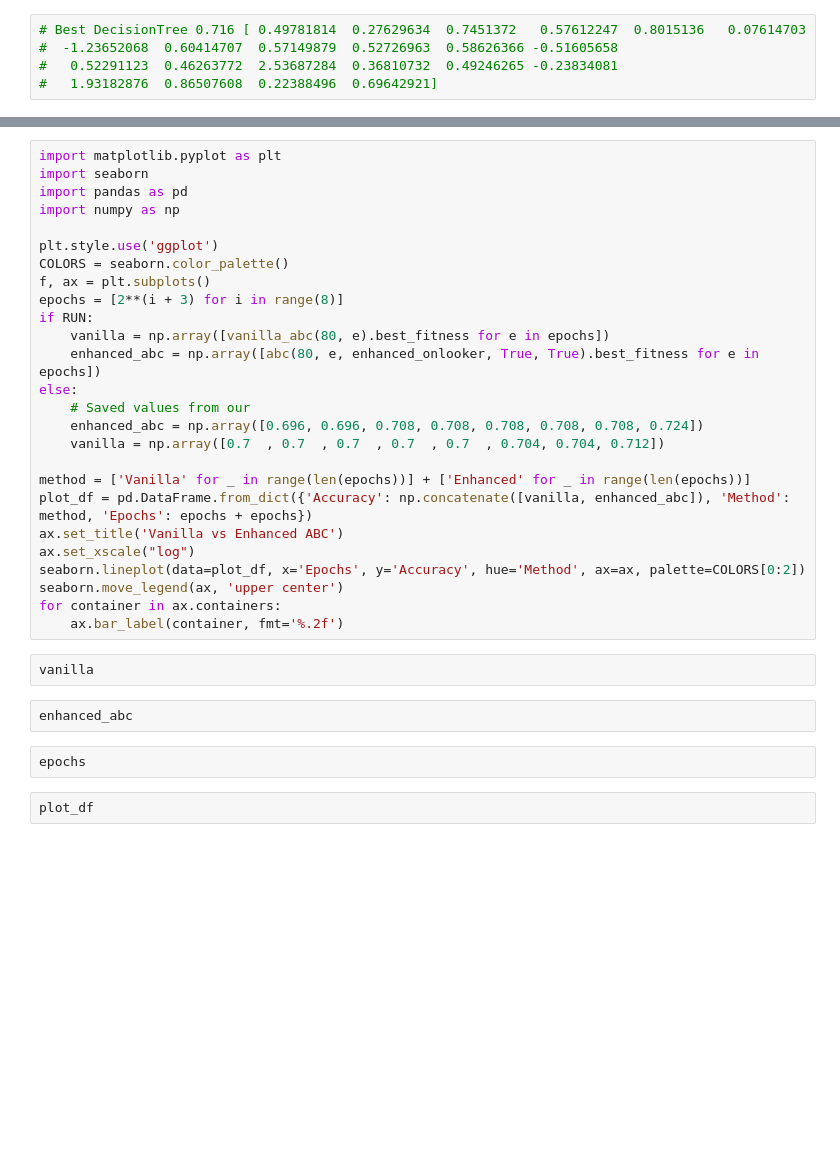
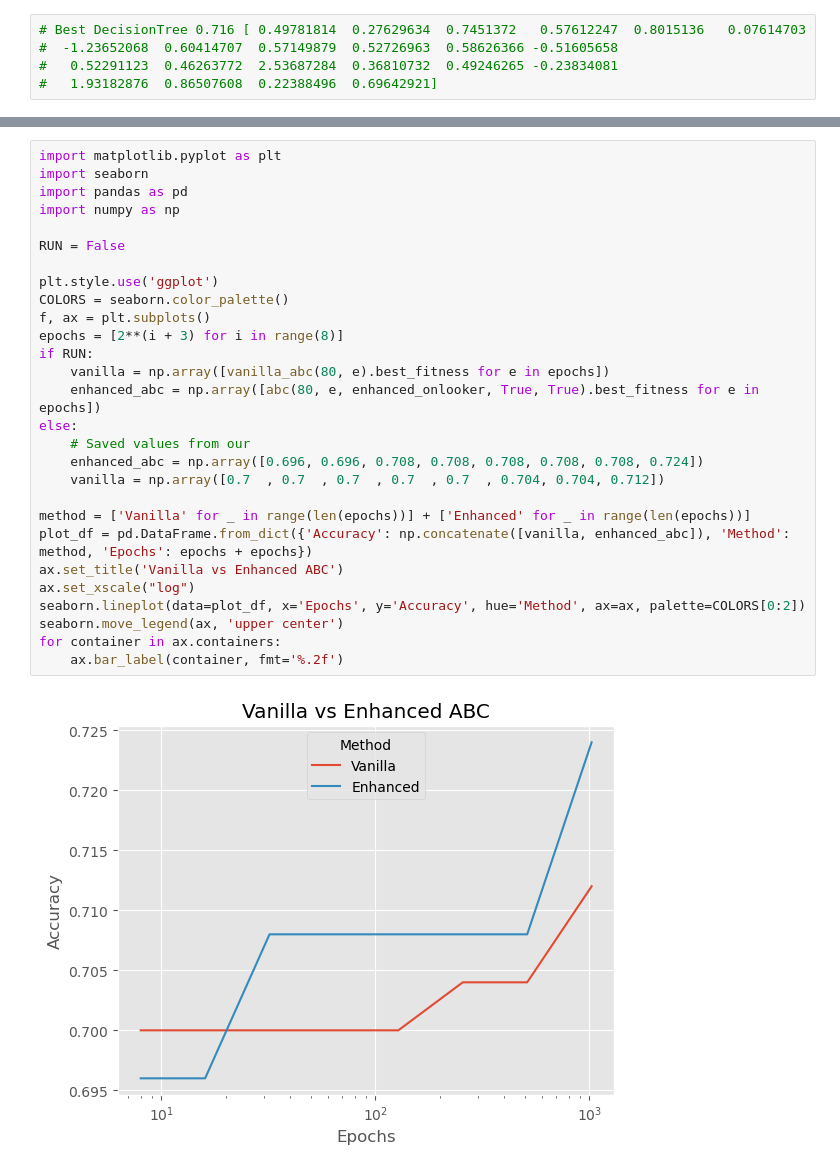
Before and after one commit to sbracellari/csi-6160, a Jupyter notebook: project/project.ipynb, the cells around one changed output, grey strips where cells are left out. Drawn from its saved outputs; the diff is of its cells as text; blank space fills up the shorter version.

```diff
--- a/project/project.ipynb
+++ b/project/project.ipynb
@@ -469,34 +560,30 @@ for container in ax.containers:
 # %%
 import matplotlib.pyplot as plt
 import seaborn
 import pandas as pd
 import numpy as np
+
+RUN = False
 
 plt.style.use('ggplot')
 COLORS = seaborn.color_palette()
 f, ax = plt.subplots()
 epochs = [2**(i + 3) for i in range(8)]
 if RUN:
     vanilla = np.array([vanilla_abc(80, e).best_fitness for e in epochs])
     enhanced_abc = np.array([abc(80, e, enhanced_onlooker, True, True).best_fitness for e in epochs])
 else:
     # Saved values from our
     enhanced_abc = np.array([0.696, 0.696, 0.708, 0.708, 0.708, 0.708, 0.708, 0.724])
     vanilla = np.array([0.7  , 0.7  , 0.7  , 0.7  , 0.7  , 0.704, 0.704, 0.712])
 
 method = ['Vanilla' for _ in range(len(epochs))] + ['Enhanced' for _ in range(len(epochs))]
 plot_df = pd.DataFrame.from_dict({'Accuracy': np.concatenate([vanilla, enhanced_abc]), 'Method': method, 'Epochs': epochs + epochs})
 ax.set_title('Vanilla vs Enhanced ABC')
 ax.set_xscale("log")
 seaborn.lineplot(data=plot_df, x='Epochs', y='Accuracy', hue='Method', ax=ax, palette=COLORS[0:2])
 seaborn.move_legend(ax, 'upper center')
 for container in ax.containers:
     ax.bar_label(container, fmt='%.2f')
+# %% [output]
+[figure, added]
-# %%
-vanilla
-# %%
-enhanced_abc
-# %%
-epochs
-# %%
-plot_df
```
Also changed, not shown: parts of 22 cells of this notebook.
